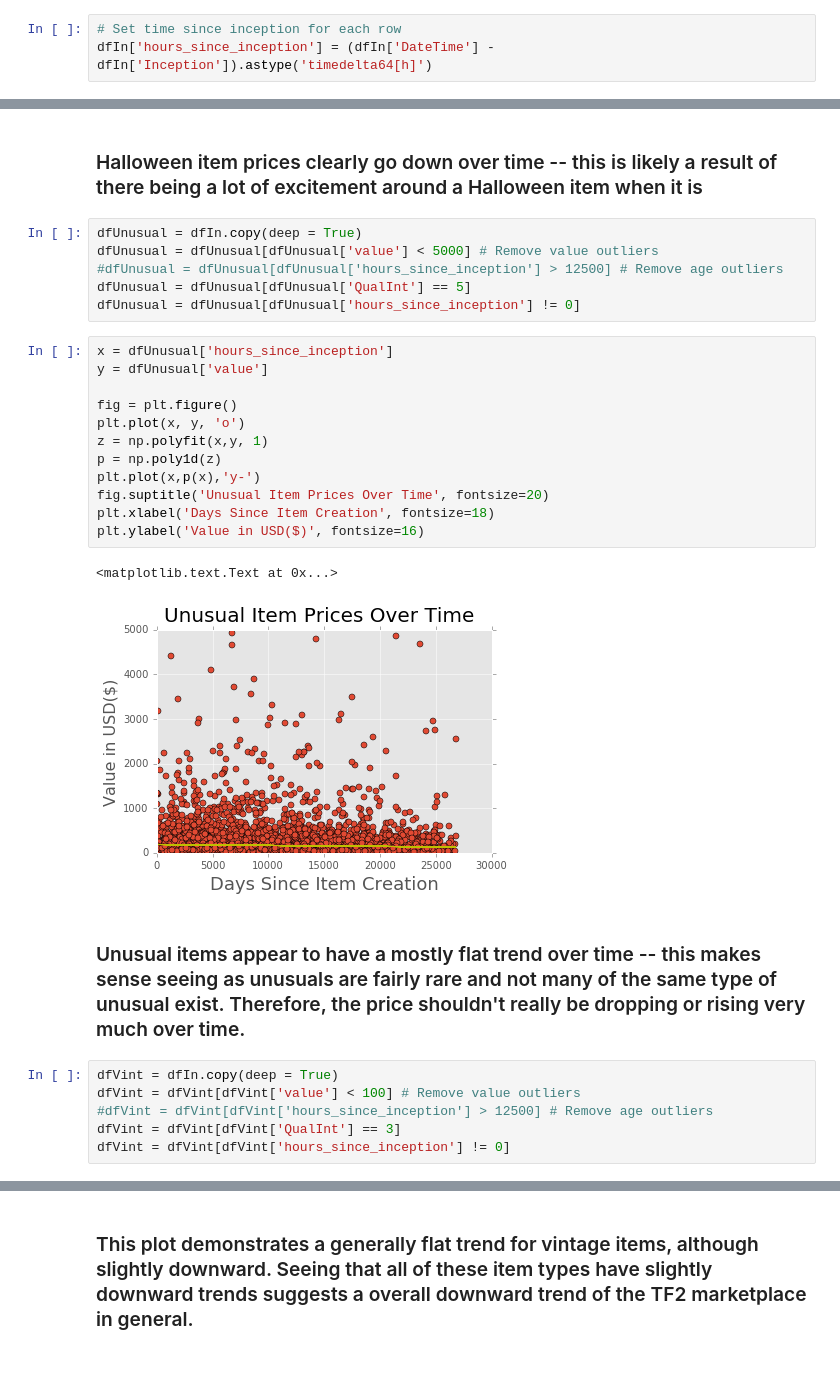
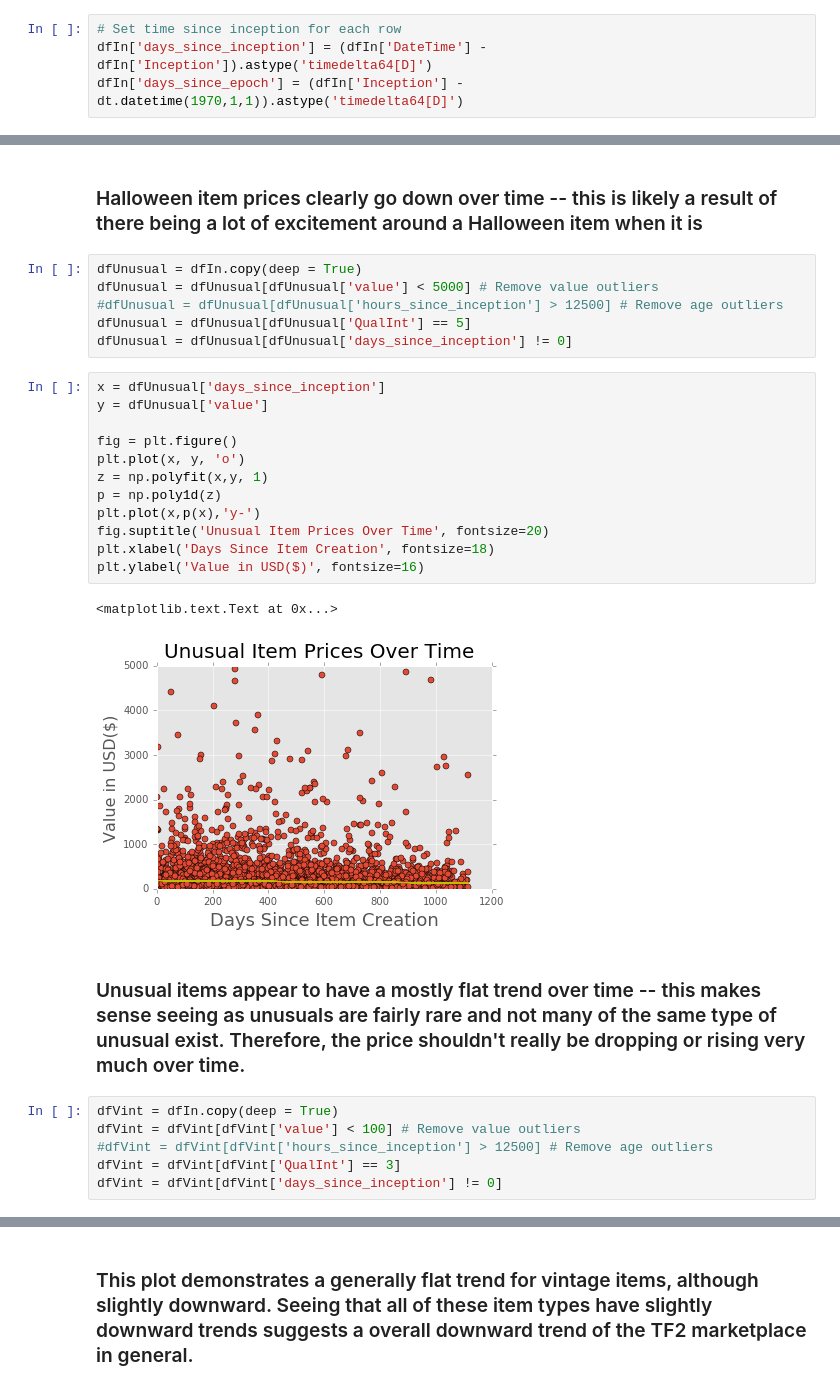
Before and after one commit to NithinPerumal/SteamMarketAnalysis, a Jupyter notebook: IPython Notebook/Scatters.ipynb, the cells around one changed output, grey strips where cells are left out. Cells and saved outputs as stored; diff of their text form.

Commit message:
Added images, updated Final Report

```diff
--- a/IPython Notebook/Scatters.ipynb
+++ b/IPython Notebook/Scatters.ipynb
@@ -50,7 +50,8 @@ A value is trying to be set on a copy of a slice from a DataFrame
 See the caveats in the documentation: http://pandas.pydata.org/pandas-docs/stable/indexing.html#indexing-view-versus-copy
 # %%
 # Set time since inception for each row
-dfIn['hours_since_inception'] = (dfIn['DateTime'] - dfIn['Inception']).astype('timedelta64[h]')
+dfIn['days_since_inception'] = (dfIn['DateTime'] - dfIn['Inception']).astype('timedelta64[D]')
+dfIn['days_since_epoch'] = (dfIn['Inception'] - dt.datetime(1970,1,1)).astype('timedelta64[D]')
 # %%
 dfHaunt = dfIn.copy(deep = True)
 dfHaunt = dfHaunt[dfHaunt['value'] < 15] # Remove value outliers
@@ -79,22 +80,22 @@ dfUnusual = dfIn.copy(deep = True)
 dfUnusual = dfUnusual[dfUnusual['value'] < 5000] # Remove value outliers
 #dfUnusual = dfUnusual[dfUnusual['hours_since_inception'] > 12500] # Remove age outliers
 dfUnusual = dfUnusual[dfUnusual['QualInt'] == 5]
-dfUnusual = dfUnusual[dfUnusual['hours_since_inception'] != 0]
+dfUnusual = dfUnusual[dfUnusual['days_since_inception'] != 0]
 # %%
-x = dfUnusual['hours_since_inception']
+x = dfUnusual['days_since_inception']
 y = dfUnusual['value']
 
 fig = plt.figure()
 plt.plot(x, y, 'o')
 z = np.polyfit(x,y, 1)
 p = np.poly1d(z)
 plt.plot(x,p(x),'y-')
 fig.suptitle('Unusual Item Prices Over Time', fontsize=20)
 plt.xlabel('Days Since Item Creation', fontsize=18)
 plt.ylabel('Value in USD($)', fontsize=16)
 # %% [output]
 <matplotlib.text.Text at 0x...>
-[figure, old version]
+[figure, new version]
 # %% [markdown]
 ### Unusual items appear to have a mostly flat trend over time -- this makes sense seeing as unusuals are fairly rare and not many of the same type of unusual exist. Therefore, the price shouldn't really be dropping or rising very much over time.
 # %%
@@ -102,5 +103,5 @@ dfVint = dfIn.copy(deep = True)
 dfVint = dfVint[dfVint['value'] < 100] # Remove value outliers
 #dfVint = dfVint[dfVint['hours_since_inception'] > 12500] # Remove age outliers
 dfVint = dfVint[dfVint['QualInt'] == 3]
-dfVint = dfVint[dfVint['hours_since_inception'] != 0]
+dfVint = dfVint[dfVint['days_since_inception'] != 0]
 # %%
```
Also changed, not shown: parts of 8 cells of this notebook, 6 other files.
